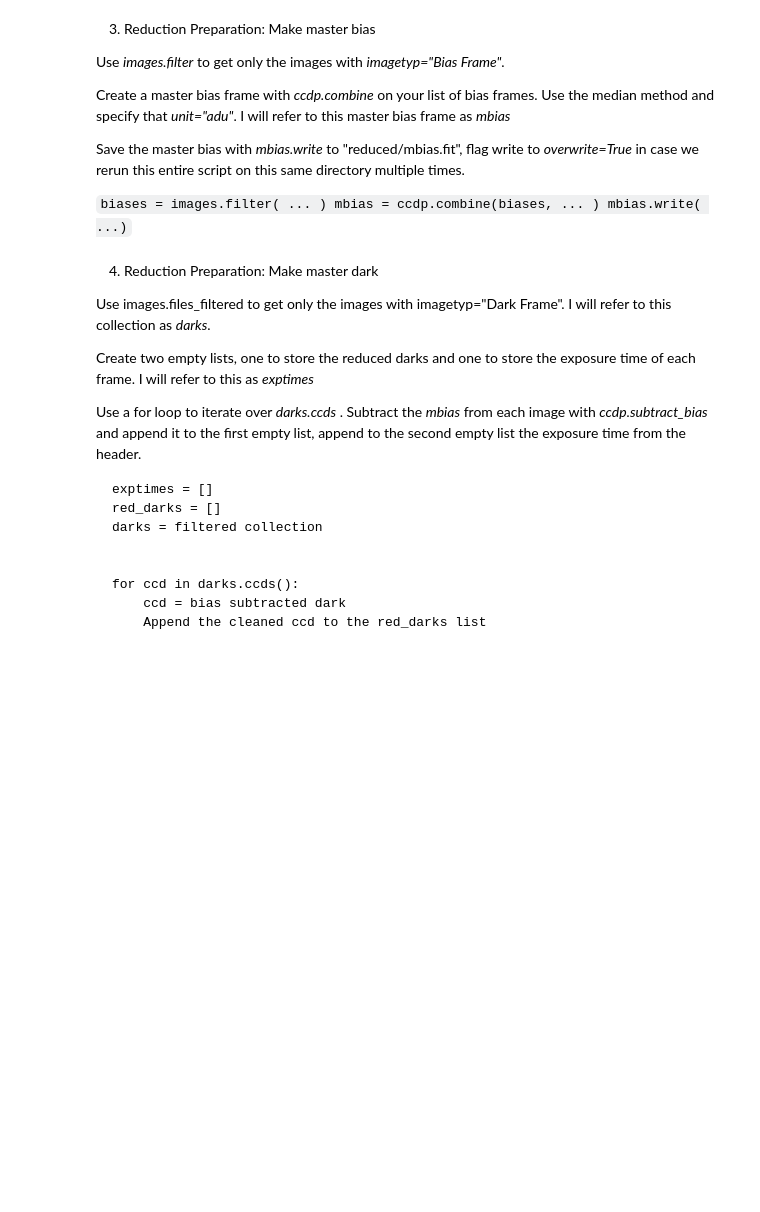
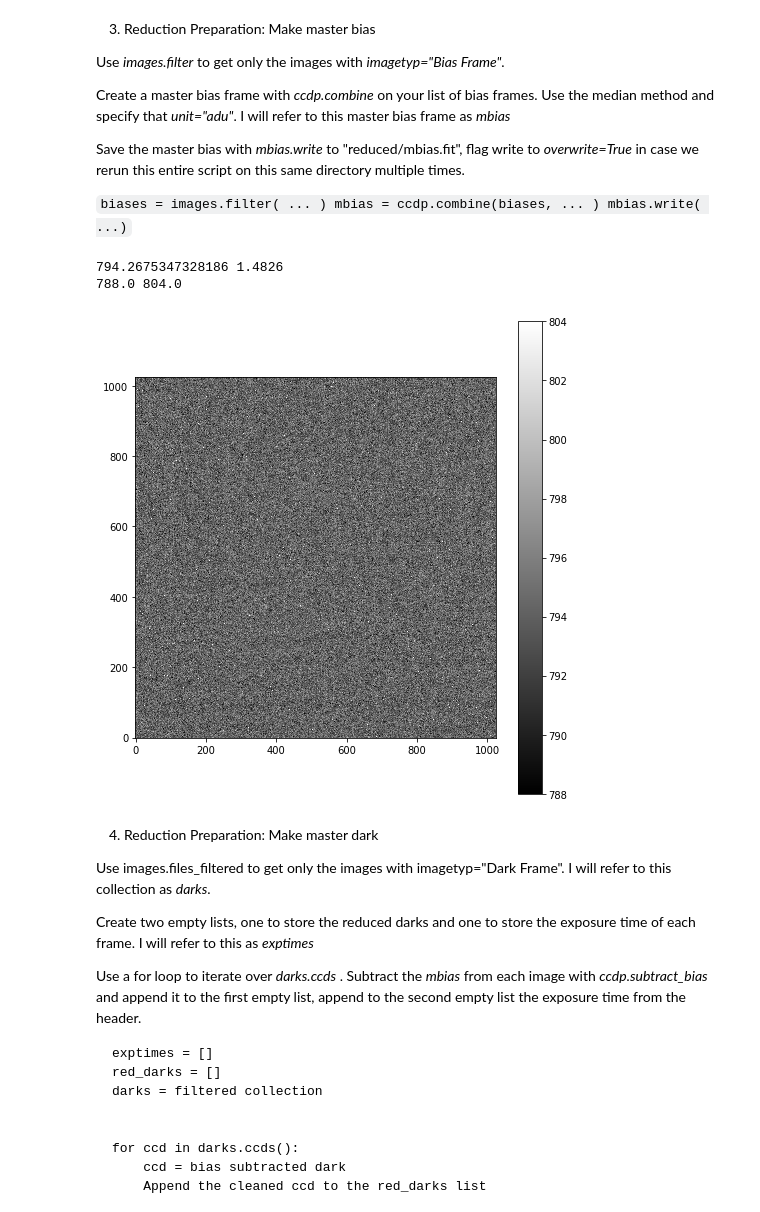
Before and after one commit to DakotaPeltzer/Astr4261, a Jupyter notebook: Basic Reduction.ipynb, the cells around one changed output. Cells and saved outputs as stored; diff of their text form; code cells hidden in the pictures; blank space fills up the shorter version.

```diff
--- a/Basic Reduction.ipynb
+++ b/Basic Reduction.ipynb
@@ -121,9 +121,15 @@ mbias.write( ...)
 # %%
 biases = images.files_filtered(imagetyp = "Bias Frame" )
 
 mbias = ccdp.combine(biases, method = 'median', unit = 'adu' )
 
 mbias.write("reduced/mbias.fit",overwrite = True)
+
+ap.showimage(mbias)
+# %% [output]
+794.2675347328186 1.4826
+788.0 804.0
+[figure, added]
 # %% [markdown]
 4. Reduction Preparation: Make master dark
 
```
Also changed, not shown: parts of 2 cells of this notebook.
